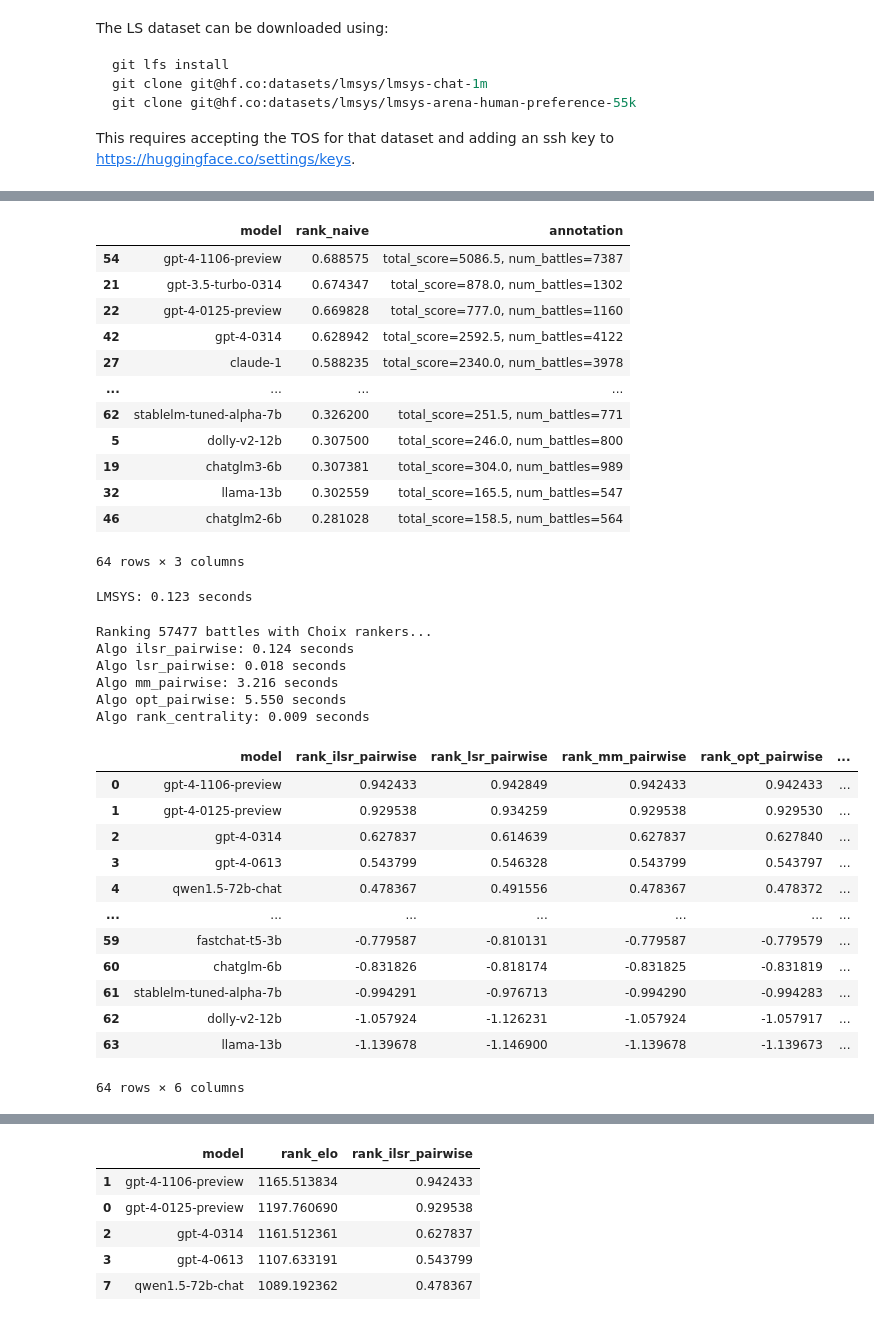
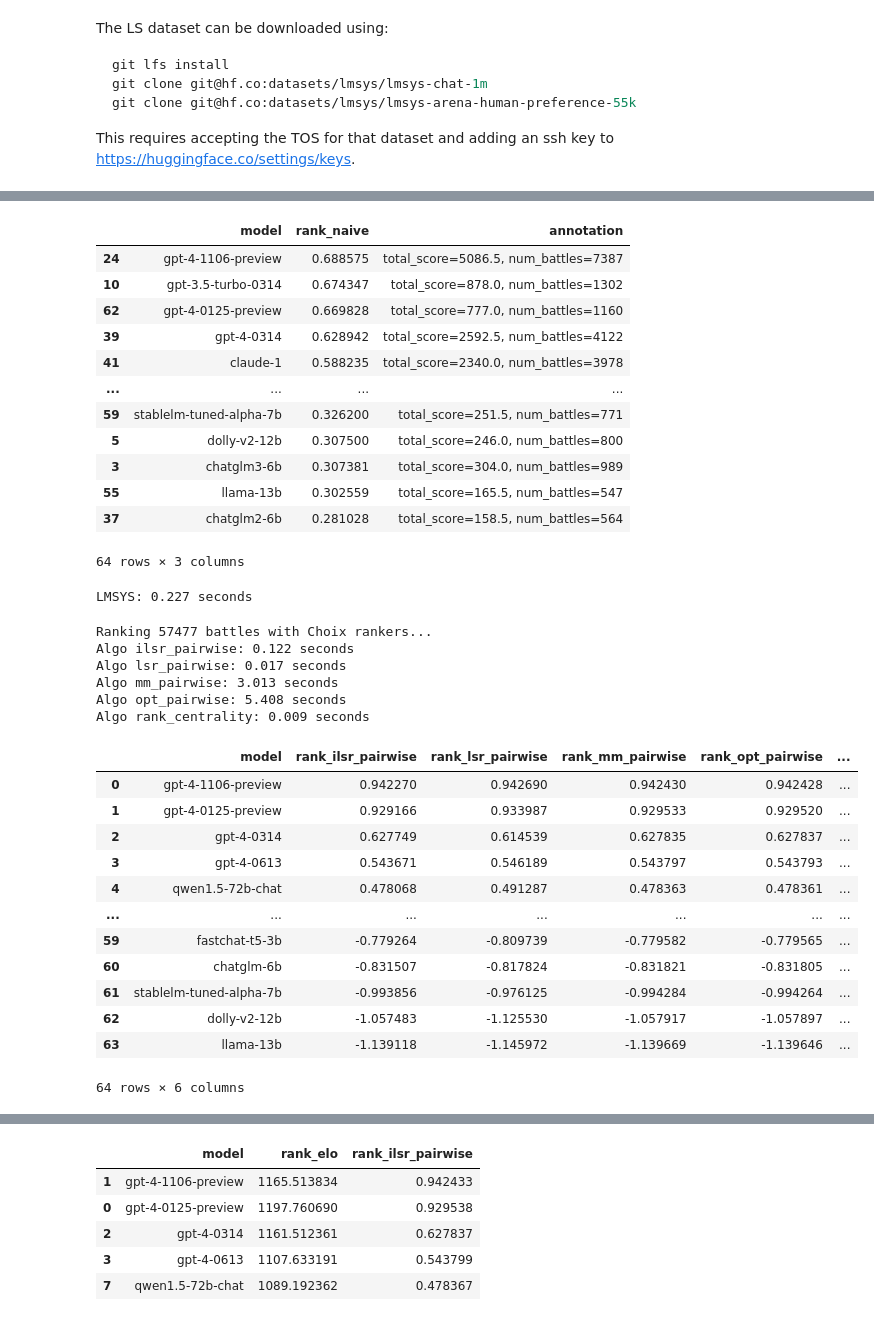
Before and after one commit to wangtian24/tian-scripts, a Jupyter notebook: notebooks/ls_elo_comparison.ipynb, the cells around one changed output, grey strips where cells are left out. Cells and saved outputs as stored; diff of their text form; code cells hidden in the pictures.

```diff
--- a/notebooks/ls_elo_comparison.ipynb
+++ b/notebooks/ls_elo_comparison.ipynb
@@ -71,6 +68,7 @@ battles = [row_to_battle(row) for i, row in df.iterrows()]
 %%time
 
 print(f"Ranking {len(battles)} battles with Elo ranker...")
-elo_ranker = EloRanker(battles)  # rankding happens as battles are processed.
+models = list(set([battle.model_a for battle in battles] + [battle.model_b for battle in battles]))
+elo_ranker = EloRanker(models, battles=battles)  # rankding happens as battles are processed.
 # %% [output]
 Ranking 57477 battles with Elo ranker...
@@ -98,7 +96,7 @@ elo_leaderboard_df
 | 5 | dolly-v2-12b | 783.522299 | Starting value 1000.0; 800 adjust... |
 64 rows × 3 columns
 # %%
-naive_ranker = NaiveRanker(battles)
+naive_ranker = NaiveRanker(models=models, battles=battles)
 naive_leaderboard = naive_ranker.leaderboard()
 naive_leaderboard_df = pd.DataFrame([item.to_dict() for item in naive_leaderboard]).sort_values(
     by="rank", ascending=False
@@ -107,17 +105,17 @@ naive_leaderboard_df.rename(columns={"rank": "rank_naive"}, inplace=True)
 naive_leaderboard_df
 # %% [output]
 |  | model | rank_naive | annotation |
-| 54 | gpt-4-1106-preview | 0.688575 | total_score=5086.5, num_battles=7387 |
-| 21 | gpt-3.5-turbo-0314 | 0.674347 | total_score=878.0, num_battles=1302 |
-| 22 | gpt-4-0125-preview | 0.669828 | total_score=777.0, num_battles=1160 |
-| 42 | gpt-4-0314 | 0.628942 | total_score=2592.5, num_battles=4122 |
-| 27 | claude-1 | 0.588235 | total_score=2340.0, num_battles=3978 |
+| 24 | gpt-4-1106-preview | 0.688575 | total_score=5086.5, num_battles=7387 |
+| 10 | gpt-3.5-turbo-0314 | 0.674347 | total_score=878.0, num_battles=1302 |
+| 62 | gpt-4-0125-preview | 0.669828 | total_score=777.0, num_battles=1160 |
+| 39 | gpt-4-0314 | 0.628942 | total_score=2592.5, num_battles=4122 |
+| 41 | claude-1 | 0.588235 | total_score=2340.0, num_battles=3978 |
 | ... | ... | ... | ... |
-| 62 | stablelm-tuned-alpha-7b | 0.326200 | total_score=251.5, num_battles=771 |
+| 59 | stablelm-tuned-alpha-7b | 0.326200 | total_score=251.5, num_battles=771 |
 | 5 | dolly-v2-12b | 0.307500 | total_score=246.0, num_battles=800 |
-| 19 | chatglm3-6b | 0.307381 | total_score=304.0, num_battles=989 |
-| 32 | llama-13b | 0.302559 | total_score=165.5, num_battles=547 |
-| 46 | chatglm2-6b | 0.281028 | total_score=158.5, num_battles=564 |
+| 3 | chatglm3-6b | 0.307381 | total_score=304.0, num_battles=989 |
+| 55 | llama-13b | 0.302559 | total_score=165.5, num_battles=547 |
+| 37 | chatglm2-6b | 0.281028 | total_score=158.5, num_battles=564 |
 64 rows × 3 columns
 # %%
 # This is copied from the LS code used for ranking.
@@ -198,47 +196,47 @@ leaderboard_lmsys_df = (
 end_time = time.time()
 print(f"LMSYS: {end_time - start_time:.3f} seconds")
 # %% [output]
-LMSYS: 0.123 seconds
+LMSYS: 0.227 seconds
 # %%
 # Get the leaderboards from the Choix rankers, with timing information.
 
 choix_leaderboards = []
 print(f"Ranking {len(battles)} battles with Choix rankers...")
 for algo in CHOIX_RANKER_ALGORITHMS:
-    ranker = ChoixRanker(battles, choix_ranker_algorithm=algo)
+    ranker = ChoixRanker(models=models, battles=battles, choix_ranker_algorithm=algo)
     start_time = time.time()
     leaderboard = ranker.leaderboard()
     end_time = time.time()
     print(f"Algo {algo}: {end_time - start_time:.3f} seconds")
     leaderboard = ranker.leaderboard()
     leaderboard_df = pd.DataFrame([item.to_dict() for item in leaderboard]).sort_values(by="rank", ascending=False)
     leaderboard_df.rename(columns={"rank": f"rank_{algo}"}, inplace=True)
     leaderboard_df.drop(columns=["annotation"], inplace=True)
     choix_leaderboards.append(leaderboard_df)
 
 choix_leaderboard_df = choix_leaderboards[0]
 for cdf in choix_leaderboards[1:]:
     choix_leaderboard_df = pd.merge(choix_leaderboard_df, cdf, on="model", suffixes=("", ""))
 choix_leaderboard_df
 # %% [output]
 Ranking 57477 battles with Choix rankers...
-Algo ilsr_pairwise: 0.124 seconds
-Algo lsr_pairwise: 0.018 seconds
-Algo mm_pairwise: 3.216 seconds
-Algo opt_pairwise: 5.550 seconds
+Algo ilsr_pairwise: 0.122 seconds
+Algo lsr_pairwise: 0.017 seconds
+Algo mm_pairwise: 3.013 seconds
+Algo opt_pairwise: 5.408 seconds
 Algo rank_centrality: 0.009 seconds
 |  | model | rank_ilsr_pairwise | rank_lsr_pairwise | rank_mm_pairwise | rank_opt_pairwise | ... |
-| 0 | gpt-4-1106-preview | 0.942433 | 0.942849 | 0.942433 | 0.942433 | ... |
-| 1 | gpt-4-0125-preview | 0.929538 | 0.934259 | 0.929538 | 0.929530 | ... |
-| 2 | gpt-4-0314 | 0.627837 | 0.614639 | 0.627837 | 0.627840 | ... |
-| 3 | gpt-4-0613 | 0.543799 | 0.546328 | 0.543799 | 0.543797 | ... |
-| 4 | qwen1.5-72b-chat | 0.478367 | 0.491556 | 0.478367 | 0.478372 | ... |
+| 0 | gpt-4-1106-preview | 0.942270 | 0.942690 | 0.942430 | 0.942428 | ... |
+| 1 | gpt-4-0125-preview | 0.929166 | 0.933987 | 0.929533 | 0.929520 | ... |
+| 2 | gpt-4-0314 | 0.627749 | 0.614539 | 0.627835 | 0.627837 | ... |
+| 3 | gpt-4-0613 | 0.543671 | 0.546189 | 0.543797 | 0.543793 | ... |
+| 4 | qwen1.5-72b-chat | 0.478068 | 0.491287 | 0.478363 | 0.478361 | ... |
 | ... | ... | ... | ... | ... | ... | ... |
-| 59 | fastchat-t5-3b | -0.779587 | -0.810131 | -0.779587 | -0.779579 | ... |
-| 60 | chatglm-6b | -0.831826 | -0.818174 | -0.831825 | -0.831819 | ... |
-| 61 | stablelm-tuned-alpha-7b | -0.994291 | -0.976713 | -0.994290 | -0.994283 | ... |
-| 62 | dolly-v2-12b | -1.057924 | -1.126231 | -1.057924 | -1.057917 | ... |
-| 63 | llama-13b | -1.139678 | -1.146900 | -1.139678 | -1.139673 | ... |
+| 59 | fastchat-t5-3b | -0.779264 | -0.809739 | -0.779582 | -0.779565 | ... |
+| 60 | chatglm-6b | -0.831507 | -0.817824 | -0.831821 | -0.831805 | ... |
+| 61 | stablelm-tuned-alpha-7b | -0.993856 | -0.976125 | -0.994284 | -0.994264 | ... |
+| 62 | dolly-v2-12b | -1.057483 | -1.125530 | -1.057917 | -1.057897 | ... |
+| 63 | llama-13b | -1.139118 | -1.145972 | -1.139669 | -1.139646 | ... |
 64 rows × 6 columns
 # %%
 # Calculate the correlation between the ranks of the models in the different leaderboards
```
Also changed, not shown: parts of 4 cells of this notebook, 15 other files.
